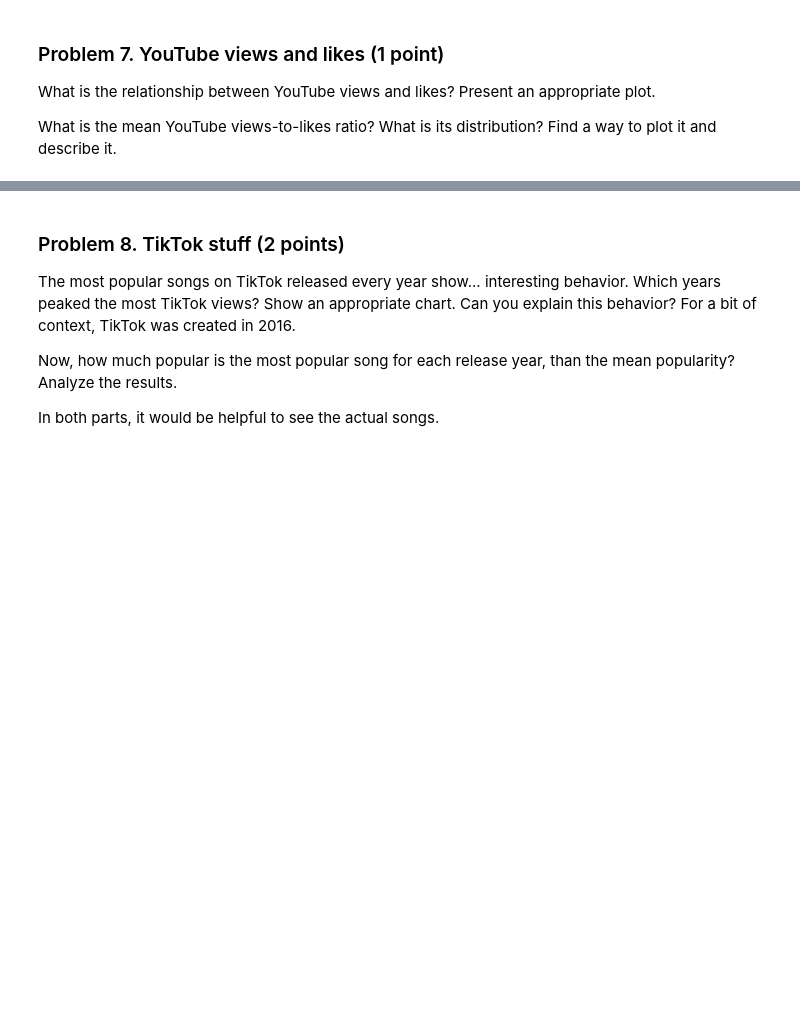
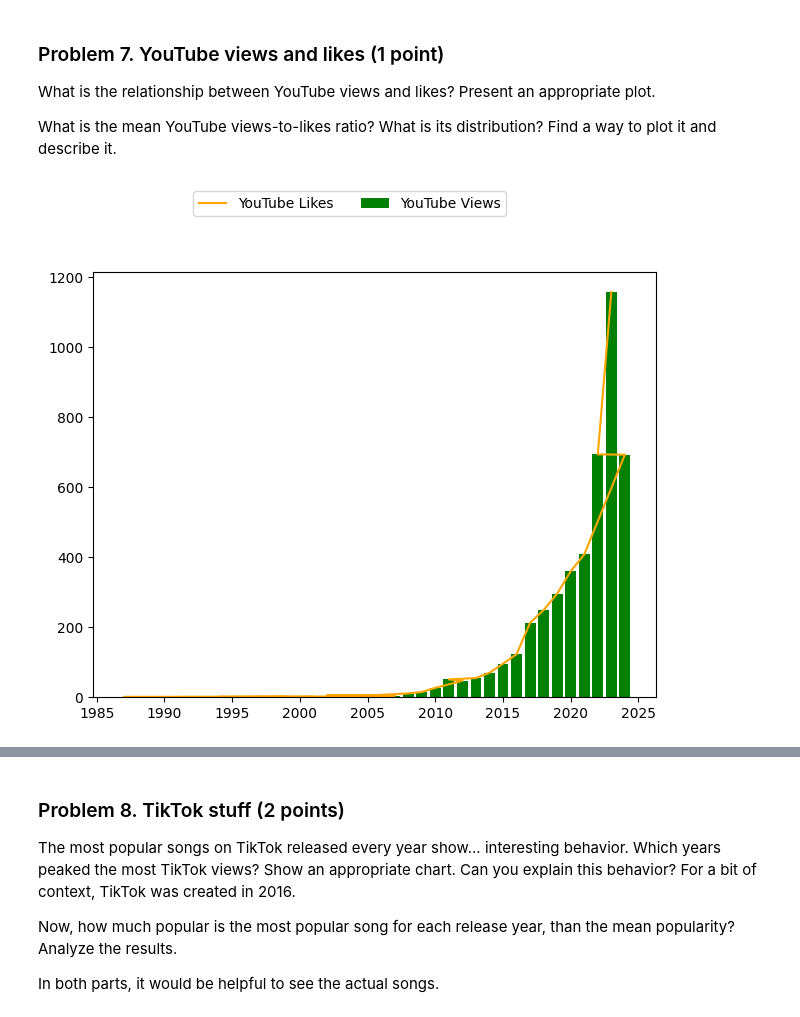
Before and after one commit to patonov/Data_Science-July_2024, a Jupyter notebook: Data-Visualization-Lab/Data Visualization and EDA Lab.ipynb, the cells around one changed output, grey strips where cells are left out. Saved outputs shown, nothing was run; the diff lists cells and outputs as text; code cells hidden in the pictures; blank space fills up the shorter version.

```diff
--- a/Data-Visualization-Lab/Data Visualization and EDA Lab.ipynb
+++ b/Data-Visualization-Lab/Data Visualization and EDA Lab.ipynb
@@ -271,3 +271,22 @@ plt.show()
 What is the relationship between YouTube views and likes? Present an appropriate plot.
 
 What is the mean YouTube views-to-likes ratio? What is its distribution? Find a way to plot it and describe it.
+# %%
+df_new_ytViews = df[["year", "YouTube Views"]]
+df_new_ytLikes = df[["year", "YouTube Likes"]]
+# %%
+yearsYtViews = df_new_ytViews["year"].value_counts()
+yearsYtLikes = df_new_ytLikes["year"].value_counts()
+# %%
+fig, ax = plt.subplots()
+
+ax.bar(yearsYtViews.index, yearsYtViews, label="YouTube Views", color="green")
+
+ax.plot(yearsYtLikes, label = "YouTube Likes", linestyle="-", color="orange")
+
+fig.tight_layout()
+
+fig.legend(bbox_to_anchor=(0.75, 1.15), ncol=2)
+plt.show()
+# %% [output]
+[figure, added]
```
Also changed, not shown: parts of 6 cells of this notebook.
